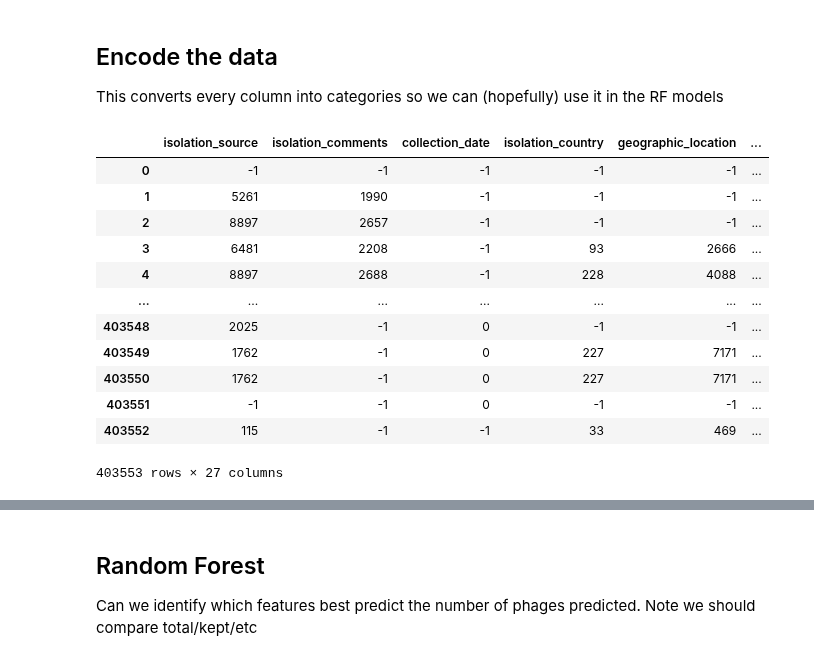
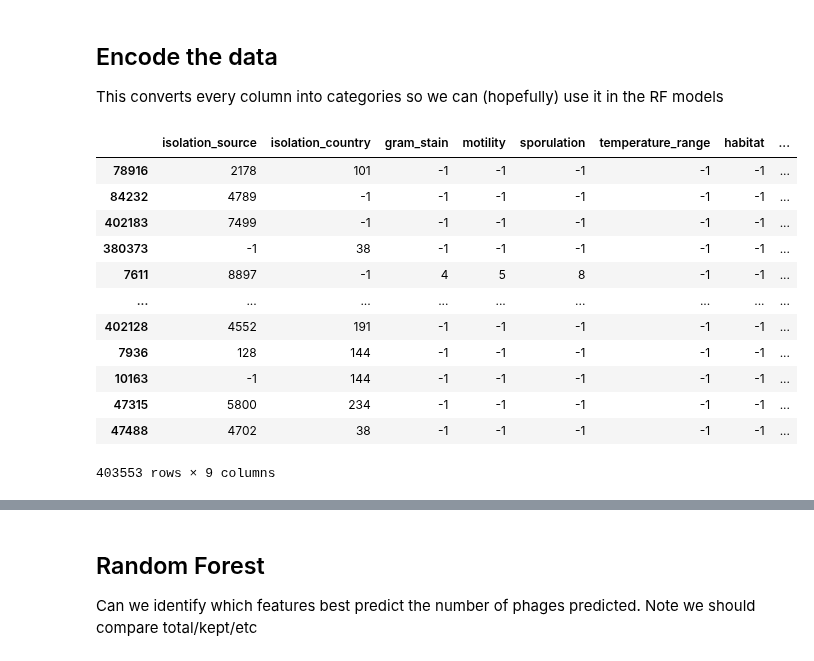
Before and after one commit to linsalrob/PhispyAnalysis, a Jupyter notebook: DataAnalysis/RAST sources.ipynb, the cells around one changed output, grey strips where cells are left out. Saved outputs shown, nothing was run; the diff lists cells and outputs as text; code cells hidden in the pictures.

```diff
--- a/DataAnalysis/RAST sources.ipynb
+++ b/DataAnalysis/RAST sources.ipynb
@@ -136,7 +55,7 @@ moyrrange = re.compile('^(\w+\s+\d{4})\s*.{1,3}?\s*(\w+\s+\d{4})$')
 year42 = re.compile('^(\d{4})-\d{2}$')
 lem = re.compile("^late\s*|^early\s*|^mid\s*|^prior to\s*|^before\s*|^pre-", re.IGNORECASE)
 splitseen = set()
-adate = datetime.now()
+adate = parse("24/02/1977")
 adate = adate.replace(tzinfo=pytz.UTC)
 
 def try_parsing(x):
@@ -196,6 +115,9 @@ def convert_date_too(x):
     if '31-Mac-2013' == x:
         x = '31-May-2013'
 
+    if '2010-0916' == x:
+        x = '16 Sep 2010'
+
     x = lem.sub('', x)
 
 
@@ -249,11 +171,6 @@ def convert_date_too(x):
     if attempt:
         return attempt
 
-    else:
-        m = yrranged.match(x)
-        if m:
-            x = '01 January ' + m.groups()[0]
-
     if x.endswith('-00'):
         x = x.replace('-00', '-2000')
 
@@ -352,14 +269,19 @@ phagesdf
 
 First, select some columns we want to keep from PATRIC, and then merge the data frames. We write this to a tsv file for Laura to append isolation information to.
 # %%
-interesting_cols = [acccol, 'isolation_site', 'isolation_source', 'isolation_comments', 'collection_date',
+interesting_cols = [acccol, 'isolation_site', 'isolation_source', 'isolation_comments',
                     'isolation_country', 'geographic_location', 'latitude', 'longitude', 'altitude', 'depth',
                     'other_environmental', 'host_name', 'host_gender', 'host_age', 'host_health',
                     'body_sample_site', 'body_sample_subsite', 'other_clinical', 'gram_stain', 'cell_shape',
                     'motility', 'sporulation', 'temperature_range', 'optimal_temperature', 'salinity',
-                    'oxygen_requirement', 'habitat', 'disease']
+                    'oxygen_requirement', 'habitat', 'disease', 'years_ago']
 
-tempdf = metadf[interesting_cols]
+few_interesting_cols = [acccol,  'isolation_source',  'isolation_country',  'gram_stain',
+                    'motility', 'sporulation', 'temperature_range', 'habitat', 'disease', 'years_ago']
+
+
+# tempdf = metadf[interesting_cols]
+tempdf = metadf[few_interesting_cols]
 phagemeta = pd.merge(tempdf, phagesdf, how='right', left_on=acccol, right_on=acccol)
 phagemeta.to_csv(os.path.join('results', 'example_isolations.tsv'), sep='\t')
 # %%
@@ -431,20 +340,22 @@ phagemeta.iloc[:,34:35]
 This converts every column into categories so we can (hopefully) use it in the RF models
 # %%
 pmenc = pd.DataFrame()
-for c in phagemeta.iloc[:,2:29].columns:
+#for c in phagemeta.iloc[:,2:28].columns:
+for c in phagemeta.iloc[:,1:9].columns:
     pmenc[c] = phagemeta[c].astype('category').cat.codes
-pmenc
+pmenc['years_ago'] = phagemeta['years_ago'].fillna(-1)
+pmenc.sort_values('years_ago')
 # %% [output]
-|  | isolation_source | isolation_comments | collection_date | isolation_country | geographic_location | ... |
-| 0 | -1 | -1 | -1 | -1 | -1 | ... |
-| 1 | 5261 | 1990 | -1 | -1 | -1 | ... |
-| 2 | 8897 | 2657 | -1 | -1 | -1 | ... |
-| 3 | 6481 | 2208 | -1 | 93 | 2666 | ... |
-| 4 | 8897 | 2688 | -1 | 228 | 4088 | ... |
-| ... | ... | ... | ... | ... | ... | ... |
-| 403548 | 2025 | -1 | 0 | -1 | -1 | ... |
-| 403549 | 1762 | -1 | 0 | 227 | 7171 | ... |
-| 403550 | 1762 | -1 | 0 | 227 | 7171 | ... |
-| 403551 | -1 | -1 | 0 | -1 | -1 | ... |
-| 403552 | 115 | -1 | -1 | 33 | 469 | ... |
+|  | isolation_source | isolation_country | gram_stain | motility | sporulation | temperature_range | habitat | ... |
+| 78916 | 2178 | 101 | -1 | -1 | -1 | -1 | -1 | ... |
+| 84232 | 4789 | -1 | -1 | -1 | -1 | -1 | -1 | ... |
+| 402183 | 7499 | -1 | -1 | -1 | -1 | -1 | -1 | ... |
+| 380373 | -1 | 38 | -1 | -1 | -1 | -1 | -1 | ... |
+| 7611 | 8897 | -1 | 4 | 5 | 8 | -1 | -1 | ... |
+| ... | ... | ... | ... | ... | ... | ... | ... | ... |
+| 402128 | 4552 | 191 | -1 | -1 | -1 | -1 | -1 | ... |
+| 7936 | 128 | 144 | -1 | -1 | -1 | -1 | -1 | ... |
+| 10163 | -1 | 144 | -1 | -1 | -1 | -1 | -1 | ... |
+| 47315 | 5800 | 234 | -1 | -1 | -1 | -1 | -1 | ... |
+| 47488 | 4702 | 38 | -1 | -1 | -1 | -1 | -1 | ... |
-403553 rows × 27 columns
+403553 rows × 9 columns
```
Also changed, not shown: parts of 29 cells of this notebook.
